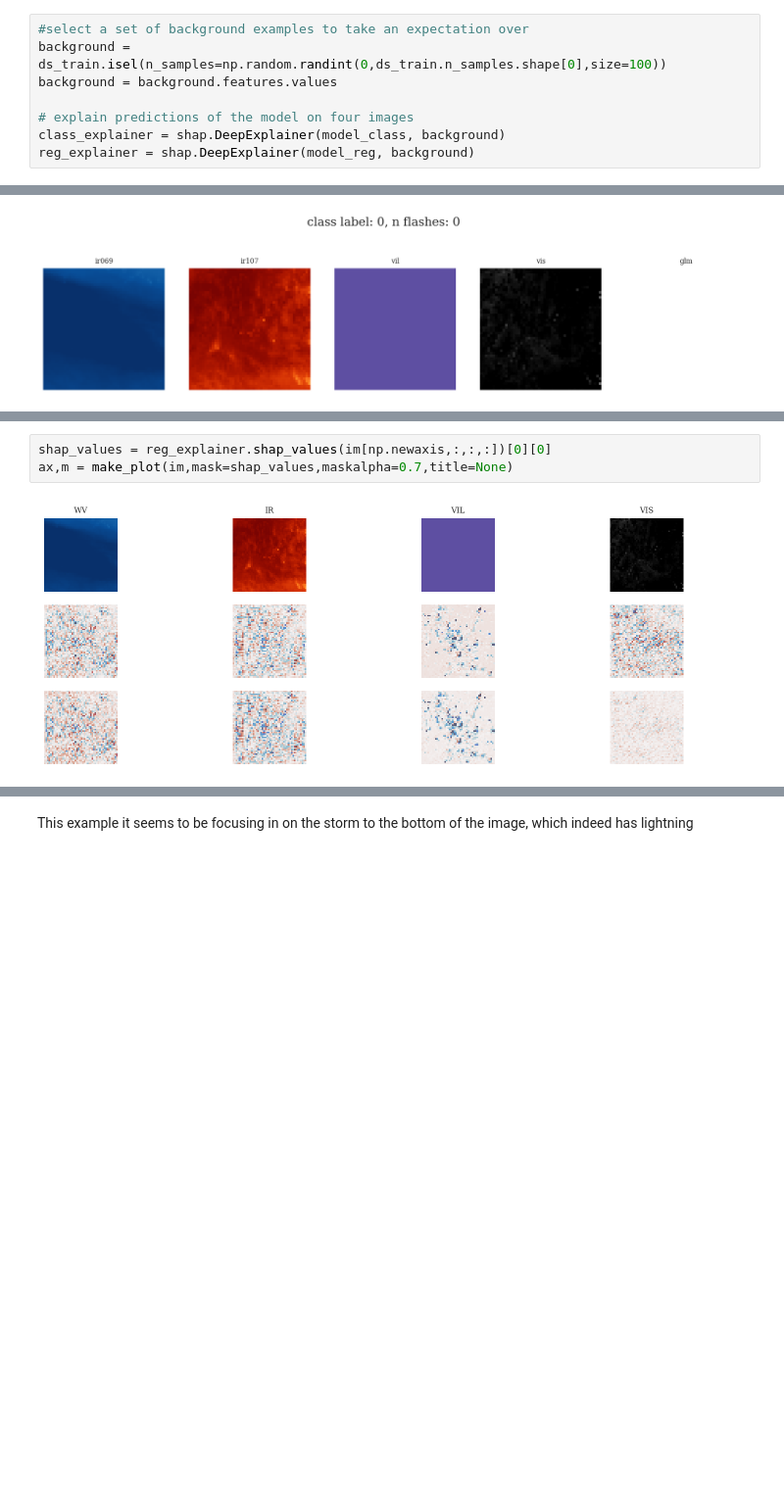
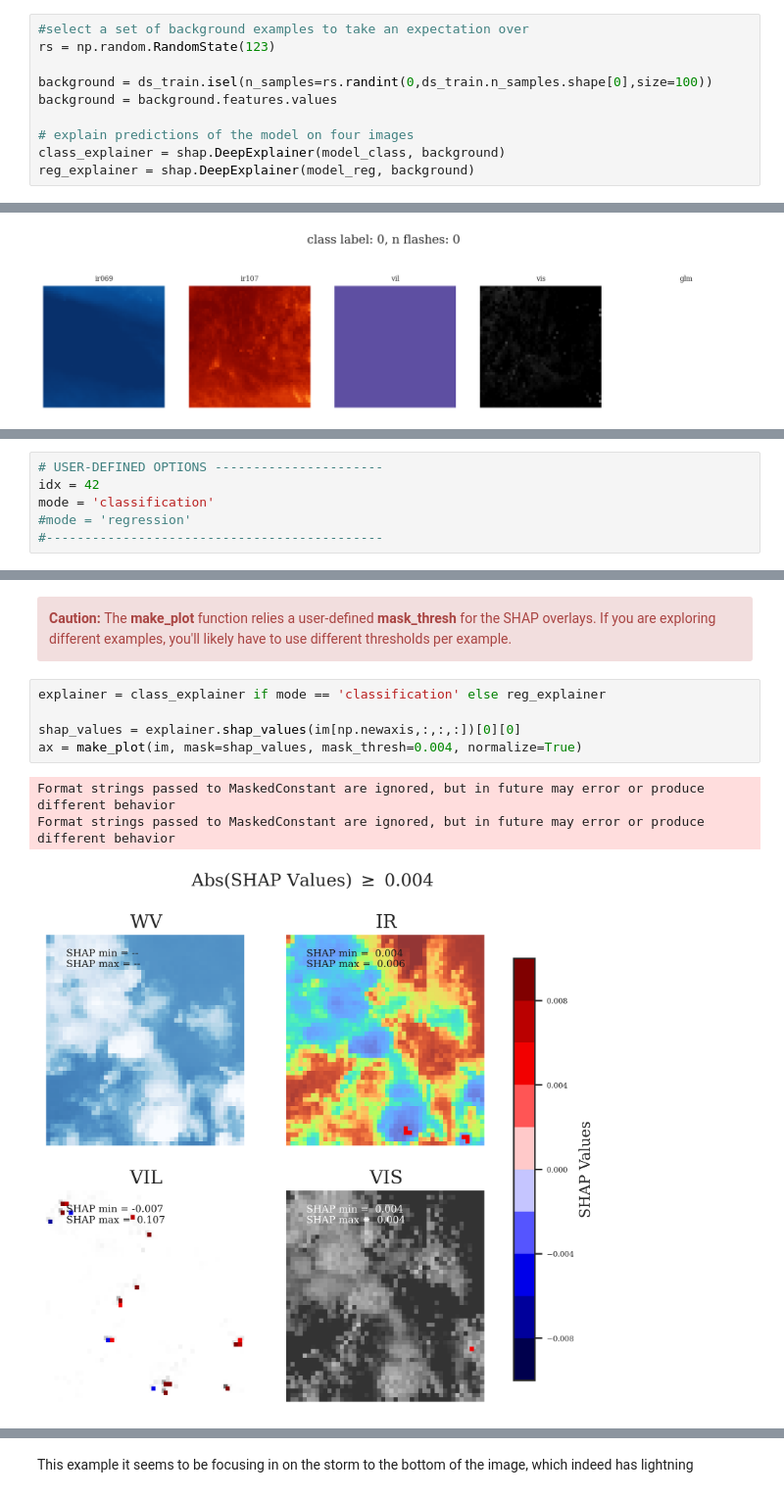
Before and after one commit to ai2es/tai4es-trustathon-2022, a Jupyter notebook: severe/notebooks/Notebook_02a_DeepXAI_SHAP.ipynb, the cells around one changed output, grey strips where cells are left out. Shown at 98% size. Saved outputs shown, nothing was run; the diff lists cells and outputs as text; blank space fills up the shorter version.

```diff
--- a/severe/notebooks/Notebook_02a_DeepXAI_SHAP.ipynb
+++ b/severe/notebooks/Notebook_02a_DeepXAI_SHAP.ipynb
@@ -185,7 +235,9 @@ For the classification CNN, the top feature was VIL, which is consistent with th
 SHAP needs training examples to learn the shap values from. To do this, we will give the shap python package 100 randomly sampled examples from the training dataset
 # %%
 #select a set of background examples to take an expectation over
-background = ds_train.isel(n_samples=np.random.randint(0,ds_train.n_samples.shape[0],size=100))
+rs = np.random.RandomState(123)
+
+background = ds_train.isel(n_samples=rs.randint(0,ds_train.n_samples.shape[0],size=100))
 background = background.features.values
 
 # explain predictions of the model on four images
@@ -381,0 +498,6 @@ array([0.00637048], dtype=float32)
+# %%
+# USER-DEFINED OPTIONS ----------------------
+idx = 42
+mode = 'classification'
+#mode = 'regression'
+#--------------------------------------------
@@ -382,6 +514,12 @@ array([0.00637048], dtype=float32)
+# %% [markdown]
+<div class="alert alert-block alert-danger"><b>Caution: </b> The <b>make_plot</b> function relies a user-defined <b>mask_thresh</b> for the SHAP overlays. If you are exploring different examples, you'll likely have to use different thresholds per example.</div>
 # %%
-shap_values = reg_explainer.shap_values(im[np.newaxis,:,:,:])[0][0]
-ax,m = make_plot(im,mask=shap_values,maskalpha=0.7,title=None)
+explainer = class_explainer if mode == 'classification' else reg_explainer
+
+shap_values = explainer.shap_values(im[np.newaxis,:,:,:])[0][0]
+ax = make_plot(im, mask=shap_values, mask_thresh=0.004, normalize=True)
 # %% [output]
+Format strings passed to MaskedConstant are ignored, but in future may error or produce different behavior
+Format strings passed to MaskedConstant are ignored, but in future may error or produce different behavior
-[figure, old version]
+[figure, new version]
 # %%
```
Also changed, not shown: parts of 72 cells of this notebook.
